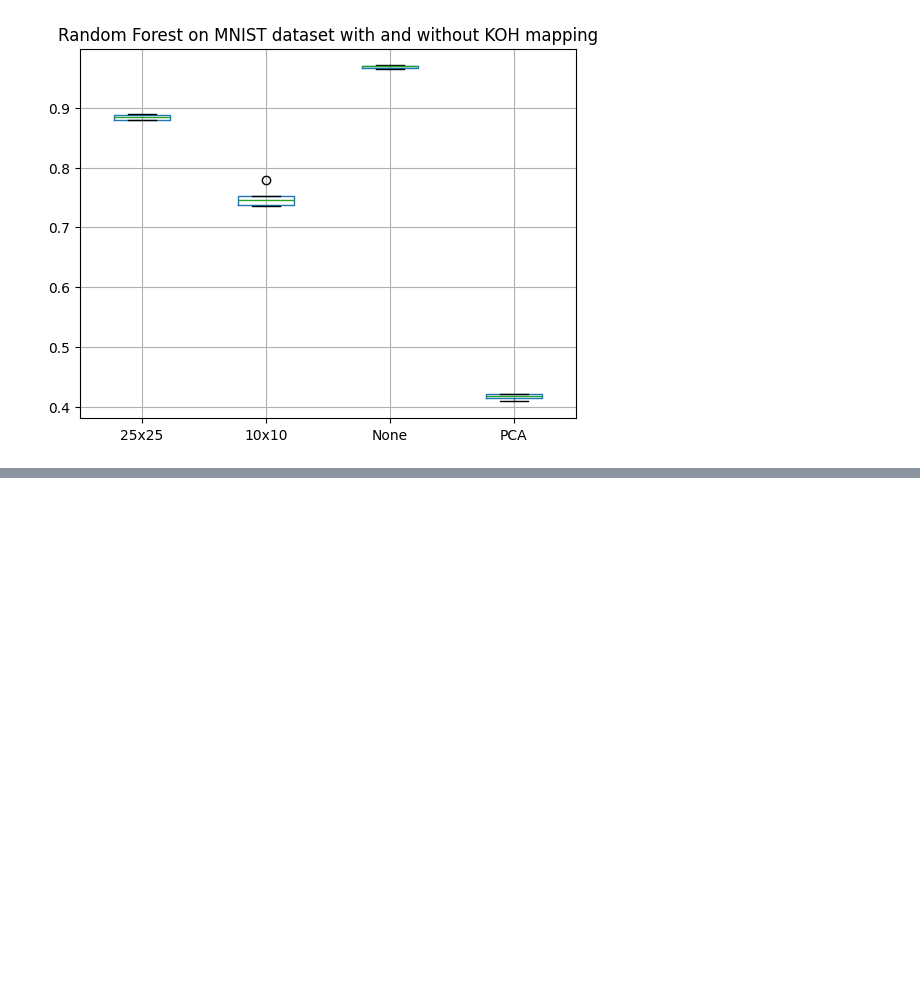
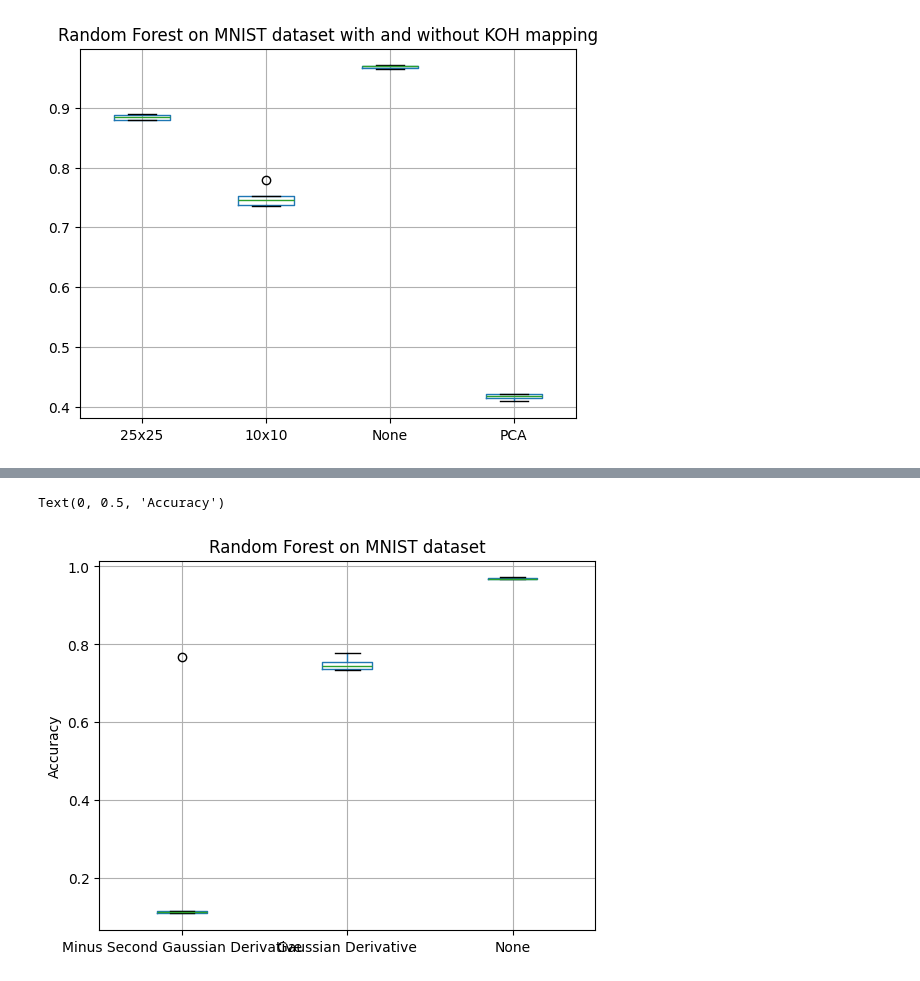
Before and after one commit to Fersoil/miowad, a Jupyter notebook: KOH/mnist_eval.ipynb, the cells around one changed output, grey strips where cells are left out. Drawn from its saved outputs; the diff is of its cells as text; code cells hidden in the pictures; blank space fills up the shorter version.

```diff
--- a/KOH/mnist_eval.ipynb
+++ b/KOH/mnist_eval.ipynb
@@ -315,0 +345,16 @@ Text(0.5, 1.0, 'Random Forest on MNIST dataset with and without KOH mapping')
+# %%
+scores_minus = cross_val_rf(X, y, cv=5, idx_path='som_snapshots/net10x10/mnist_som_minusone_rect_idx.npy', save_path='som_snapshots/net10x10/mnist_som_minusone')
+
+scores_minus = pd.DataFrame(scores_minus)
+
+
+scores_gauss = cross_val_rf(X, y, cv=5, idx_path='som_snapshots/net10x10/mnist_som_rect_idx.npy', save_path='som_snapshots/net10x10/rect/mnist_som')
+
+
+scores_gauss = pd.DataFrame(scores_gauss)
+
+scores = cross_val_rf(X, y, cv=5, idx_path='som_snapshots/net10x10/mnist_som_rect_idx.npy', save_path='som_snapshots/net10x10/rect/mnist_som', mapping=False)
+scores = pd.DataFrame(scores)
+
+scores = pd.concat([scores_minus, scores_gauss, scores], axis=1)
+scores.columns = ['Minus Second Gaussian Derivative', 'Gaussian Derivative', 'None']
@@ -315,0 +377,7 @@ Text(0.5, 1.0, 'Random Forest on MNIST dataset with and without KOH mapping')
+# %%
+scores.boxplot()
+plt.title("Random Forest on MNIST dataset")
+plt.ylabel("Accuracy")
+# %% [output]
+Text(0, 0.5, 'Accuracy')
+[figure, added]
```
Also changed, not shown: parts of 7 cells of this notebook, 2 other files.
